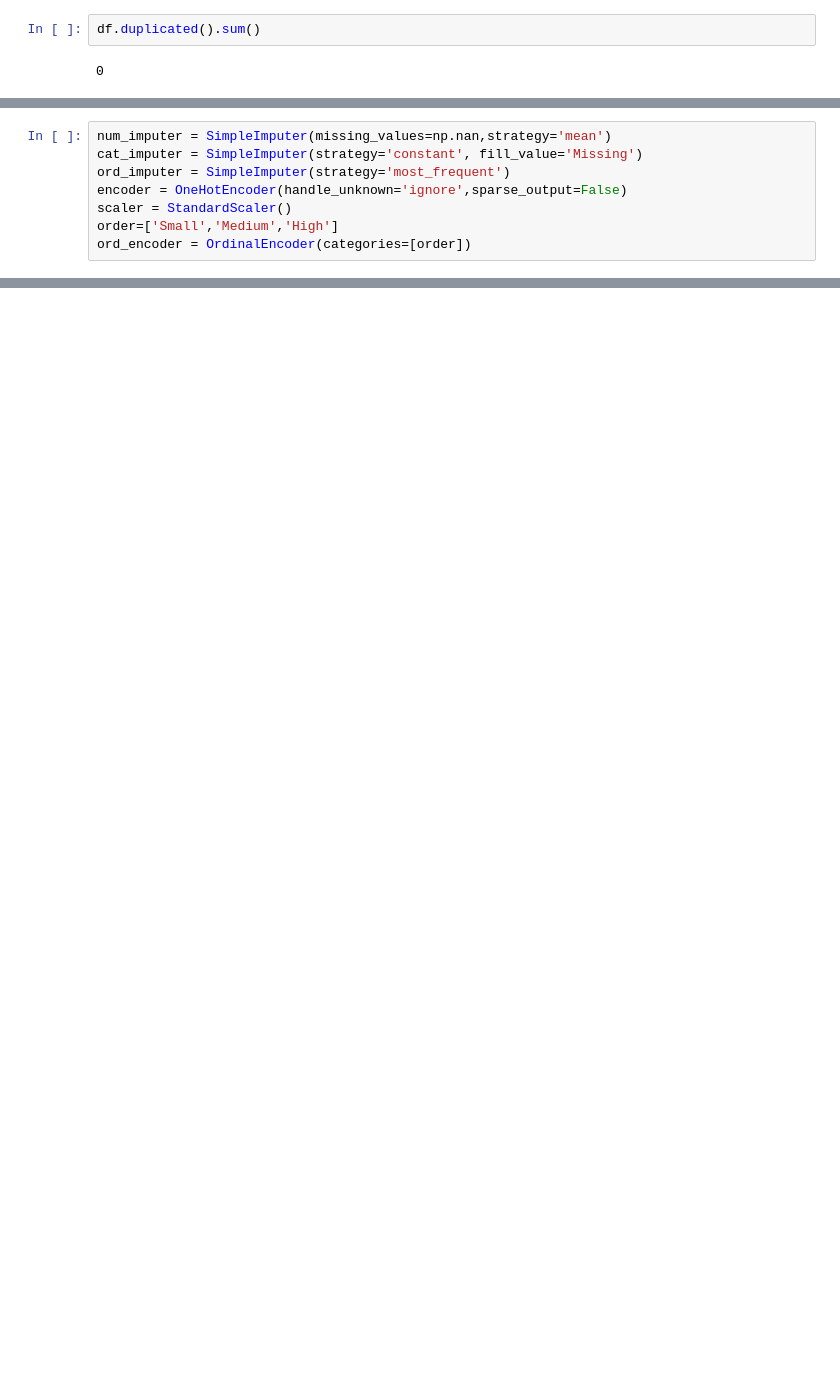
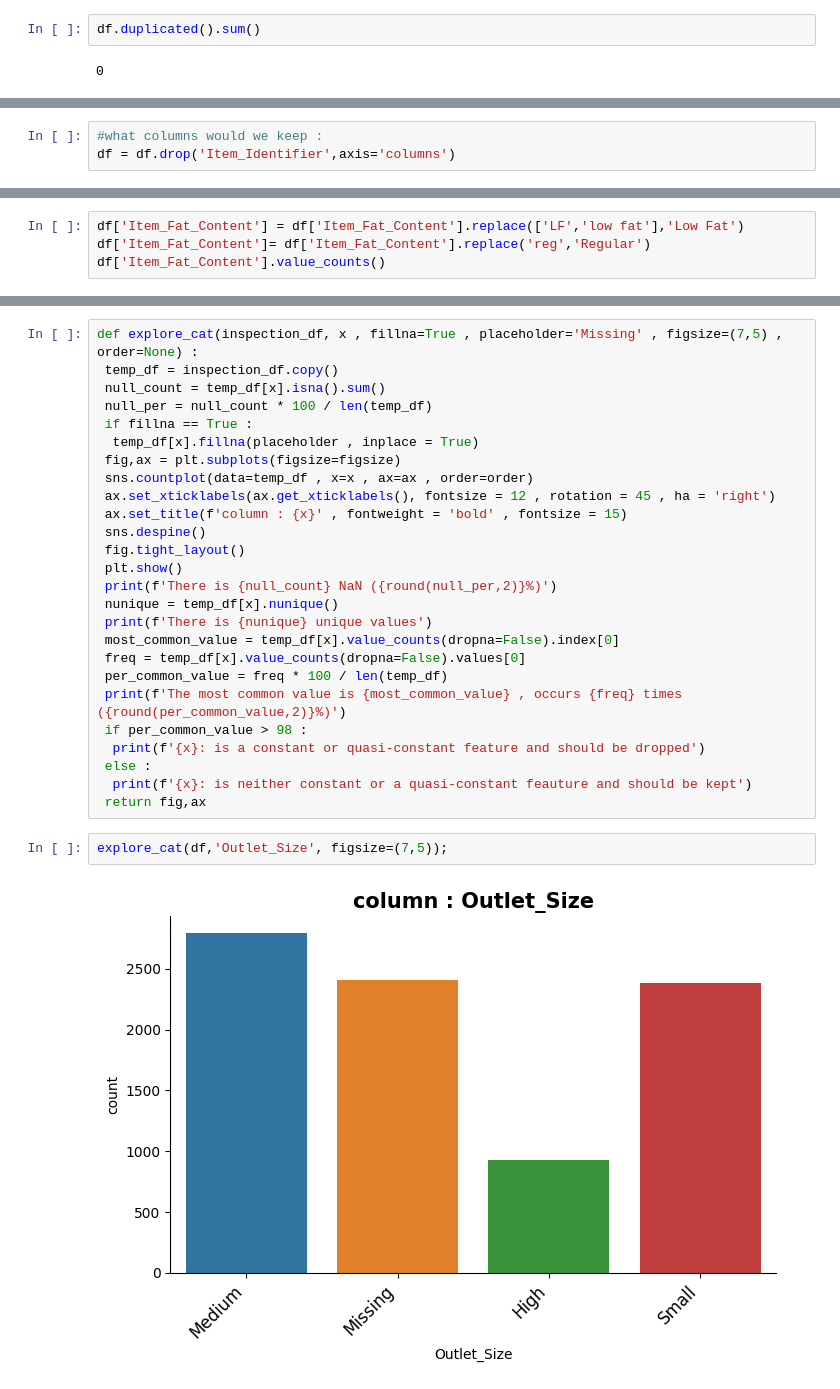
Before and after one commit to medayoubaziz/sales-predictions, a Jupyter notebook: sales_predictions.ipynb, the cells around one changed output, grey strips where cells are left out. Cells and saved outputs as stored; diff of their text form; blank space fills up the shorter version.

```diff
--- a/sales_predictions.ipynb
+++ b/sales_predictions.ipynb
@@ -381,8 +79,0 @@ dtype: int64
-# %%
-num_imputer = SimpleImputer(missing_values=np.nan,strategy='mean')
-cat_imputer = SimpleImputer(strategy='constant', fill_value='Missing')
-ord_imputer = SimpleImputer(strategy='most_frequent')
-encoder = OneHotEncoder(handle_unknown='ignore',sparse_output=False)
-scaler = StandardScaler()
-order=['Small','Medium','High']
-ord_encoder = OrdinalEncoder(categories=[order])
@@ -422,0 +80,3 @@ X_test_processed = col_transformer.transform(X_test)
+# %%
+#what columns would we keep :
+df = df.drop('Item_Identifier',axis='columns')
@@ -422,0 +109,4 @@ X_test_processed = col_transformer.transform(X_test)
+# %%
+df['Item_Fat_Content'] = df['Item_Fat_Content'].replace(['LF','low fat'],'Low Fat')
+df['Item_Fat_Content']= df['Item_Fat_Content'].replace('reg','Regular')
+df['Item_Fat_Content'].value_counts()
@@ -422,0 +209,30 @@ X_test_processed = col_transformer.transform(X_test)
+# %%
+def explore_cat(inspection_df, x , fillna=True , placeholder='Missing' , figsize=(7,5) , order=None) :
+ temp_df = inspection_df.copy()
+ null_count = temp_df[x].isna().sum()
+ null_per = null_count * 100 / len(temp_df)
+ if fillna == True :
+  temp_df[x].fillna(placeholder , inplace = True)
+ fig,ax = plt.subplots(figsize=figsize)
+ sns.countplot(data=temp_df , x=x , ax=ax , order=order)
+ ax.set_xticklabels(ax.get_xticklabels(), fontsize = 12 , rotation = 45 , ha = 'right')
+ ax.set_title(f'column : {x}' , fontweight = 'bold' , fontsize = 15)
+ sns.despine()
+ fig.tight_layout()
+ plt.show()
+ print(f'There is {null_count} NaN ({round(null_per,2)}%)')
+ nunique = temp_df[x].nunique()
+ print(f'There is {nunique} unique values')
+ most_common_value = temp_df[x].value_counts(dropna=False).index[0]
+ freq = temp_df[x].value_counts(dropna=False).values[0]
+ per_common_value = freq * 100 / len(temp_df)
+ print(f'The most common value is {most_common_value} , occurs {freq} times ({round(per_common_value,2)}%)')
+ if per_common_value > 98 :
+  print(f'{x}: is a constant or quasi-constant feature and should be dropped')
+ else :
+  print(f'{x}: is neither constant or a quasi-constant feauture and should be kept')
+ return fig,ax
+# %%
+explore_cat(df,'Outlet_Size', figsize=(7,5));
+# %% [output]
+[figure, added]
```
Also changed, not shown: parts of 122 cells of this notebook.
